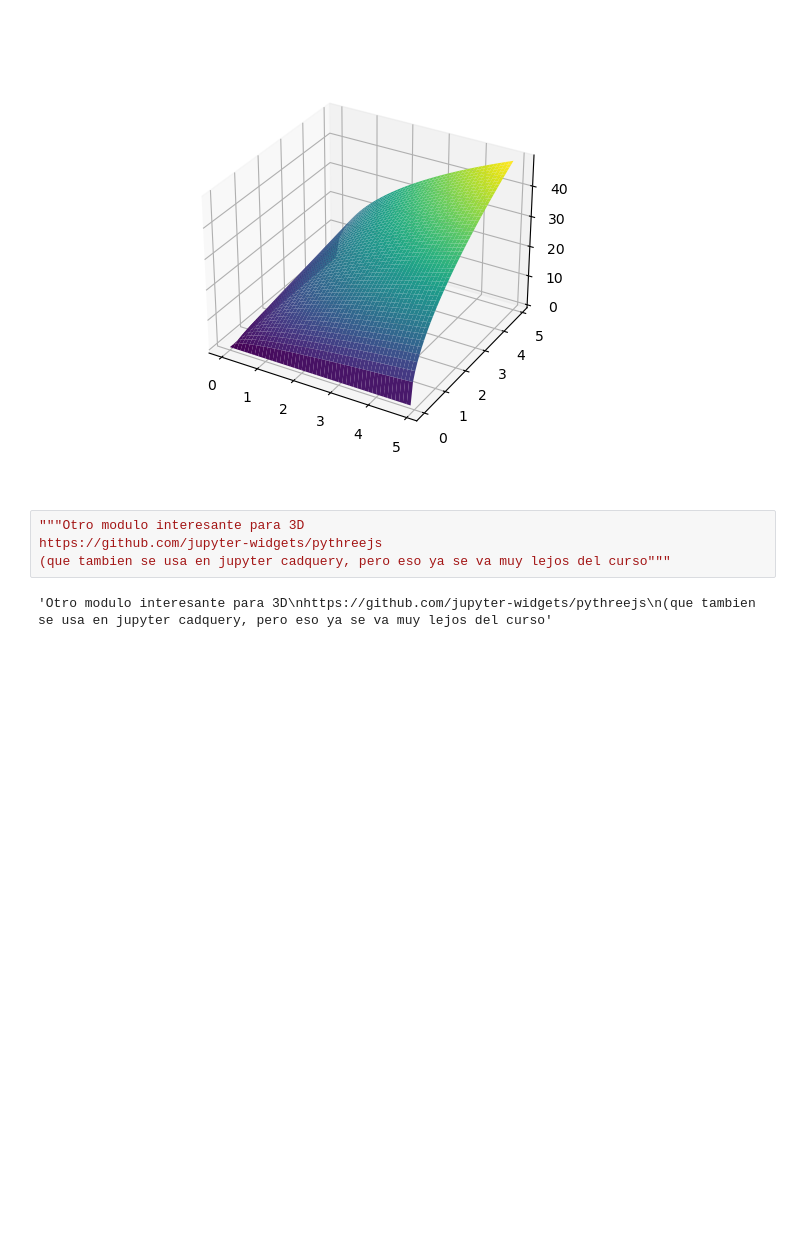
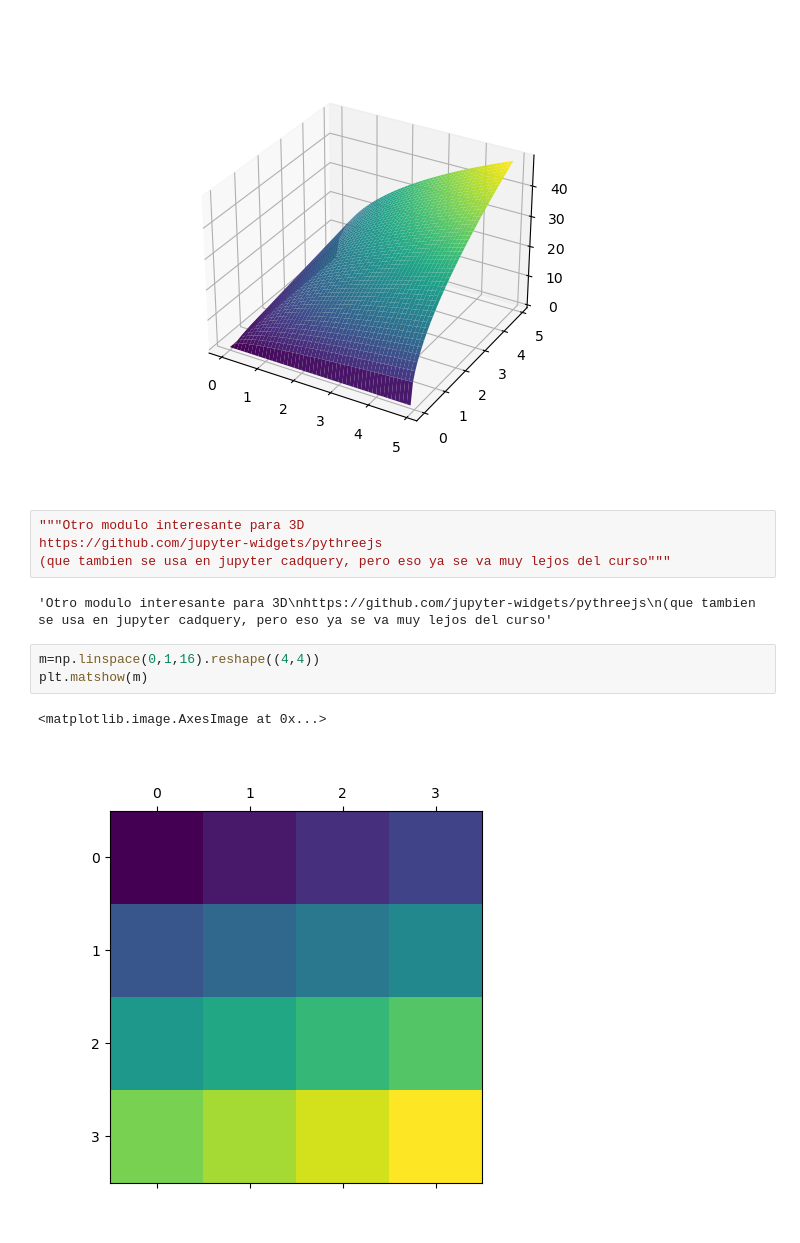
Before and after one commit to arivero/CursoPythonFis, a Jupyter notebook: ejemplos/display.ipynb, the cells around one changed output. Saved outputs shown, nothing was run; the diff lists cells and outputs as text; blank space fills up the shorter version.

```diff
--- a/ejemplos/display.ipynb
+++ b/ejemplos/display.ipynb
@@ -178,3 +178,9 @@ https://github.com/jupyter-widgets/pythreejs
 (que tambien se usa en jupyter cadquery, pero eso ya se va muy lejos del curso"""
 # %% [output]
 'Otro modulo interesante para 3D\nhttps://github.com/jupyter-widgets/pythreejs\n(que tambien se usa en jupyter cadquery, pero eso ya se va muy lejos del curso'
+# %%
+m=np.linspace(0,1,16).reshape((4,4))
+plt.matshow(m)
+# %% [output]
+<matplotlib.image.AxesImage at 0x...>
+[figure, added]
```
Also changed, not shown: parts of 2 cells of this notebook, 4 other files.
